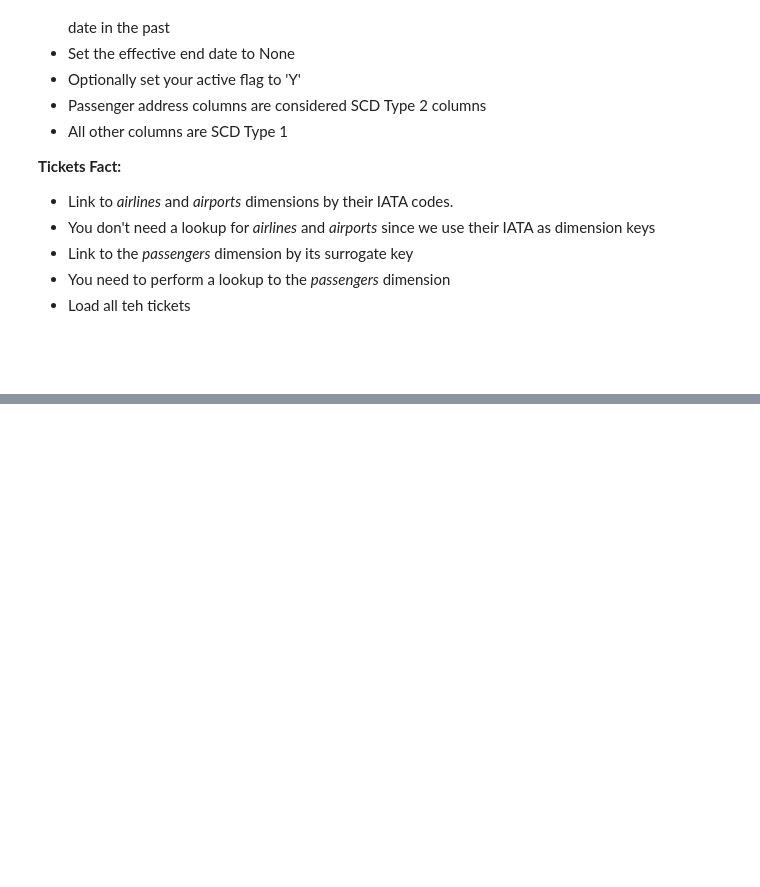
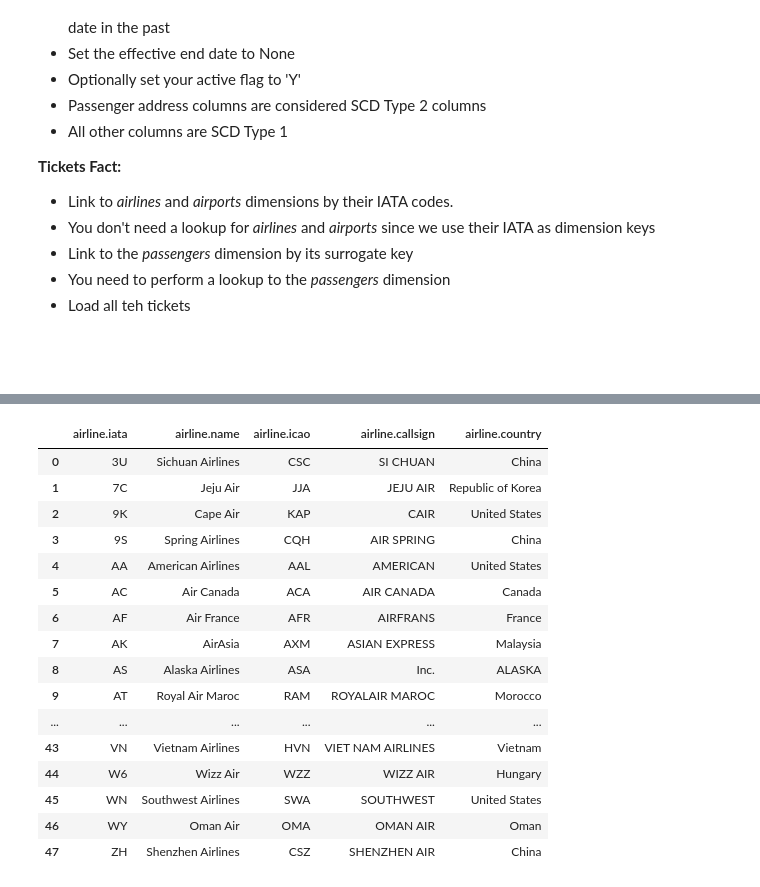
Before and after one commit to rgiosa10/data-modeling-cr, a Jupyter notebook: main.ipynb, the cells around one changed output, grey strips where cells are left out. Drawn from its saved outputs; the diff is of its cells as text; code cells hidden in the pictures; blank space fills up the shorter version.

```diff
--- a/main.ipynb
+++ b/main.ipynb
@@ -147,3 +142,20 @@ TABLE_METADATA = {
         ],
     },
 }
+# %%
+# **** SETUP LOGGING ****
+# setup logging and logger
+logging.basicConfig(            # setting up the root logger
+    format='[%(levelname)-5s][%(asctime)s][%(module)s:%(lineno)04d] : %(message)s',
+    level=logging.INFO,
+    stream=sys.stdout
+)
+logger: logging.Logger = logging.getLogger('root')      # alias the root logger as `logger`
+logger.setLevel(logging.DEBUG)                          # programmatically reassign the logging level
+
+
+# **** BIGQUERY CLIENT ****
+logger.debug(f"Creating bigquery client")
+client = bigquery.Client()
+
+logger.info(f"Setup Completed")
@@ -149,0 +175,14 @@ TABLE_METADATA = {
+# %%
+# Create dataframe for airlines to prep for table load
+
+airlines_df = df
+
+airline_cols = ['airline.iata', 'airline.name','airline.icao', 'airline.callsign', 'airline.country']
+airlines_df = airlines_df.groupby(airline_cols).all()
+airlines_df = airlines_df.reset_index().loc[:, airline_cols]
+airlines_df = airlines_df.set_index()
+
+logger.info(f"airlines dim - found {len(airlines_df.index)} rows")
+
+display(airlines_df)
+# %% [output]
@@ -150 +190,18 @@ TABLE_METADATA = {
+|  | airline.iata | airline.name | airline.icao | airline.callsign | airline.country |
+| 0 | 3U | Sichuan Airlines | CSC | SI CHUAN | China |
+| 1 | 7C | Jeju Air | JJA | JEJU AIR | Republic of Korea |
+| 2 | 9K | Cape Air | KAP | CAIR | United States |
+| 3 | 9S | Spring Airlines | CQH | AIR SPRING | China |
+| 4 | AA | American Airlines | AAL | AMERICAN | United States |
+| 5 | AC | Air Canada | ACA | AIR CANADA | Canada |
+| 6 | AF | Air France | AFR | AIRFRANS | France |
+| 7 | AK | AirAsia | AXM | ASIAN EXPRESS | Malaysia |
+| 8 | AS | Alaska Airlines | ASA | Inc. | ALASKA |
+| 9 | AT | Royal Air Maroc | RAM | ROYALAIR MAROC | Morocco |
+| ... | ... | ... | ... | ... | ... |
+| 43 | VN | Vietnam Airlines | HVN | VIET NAM AIRLINES | Vietnam |
+| 44 | W6 | Wizz Air | WZZ | WIZZ AIR | Hungary |
+| 45 | WN | Southwest Airlines | SWA | SOUTHWEST | United States |
+| 46 | WY | Oman Air | OMA | OMAN AIR | Oman |
+| 47 | ZH | Shenzhen Airlines | CSZ | SHENZHEN AIR | China |
 # %%
```
Also changed, not shown: parts of 6 cells of this notebook.
